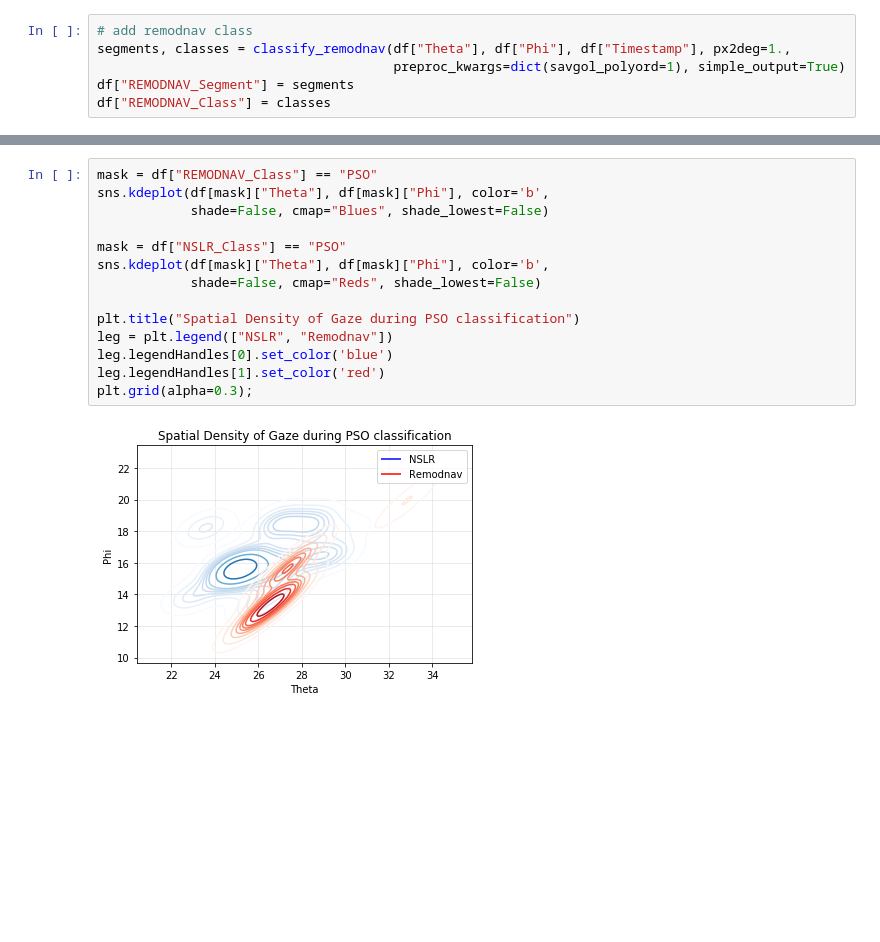
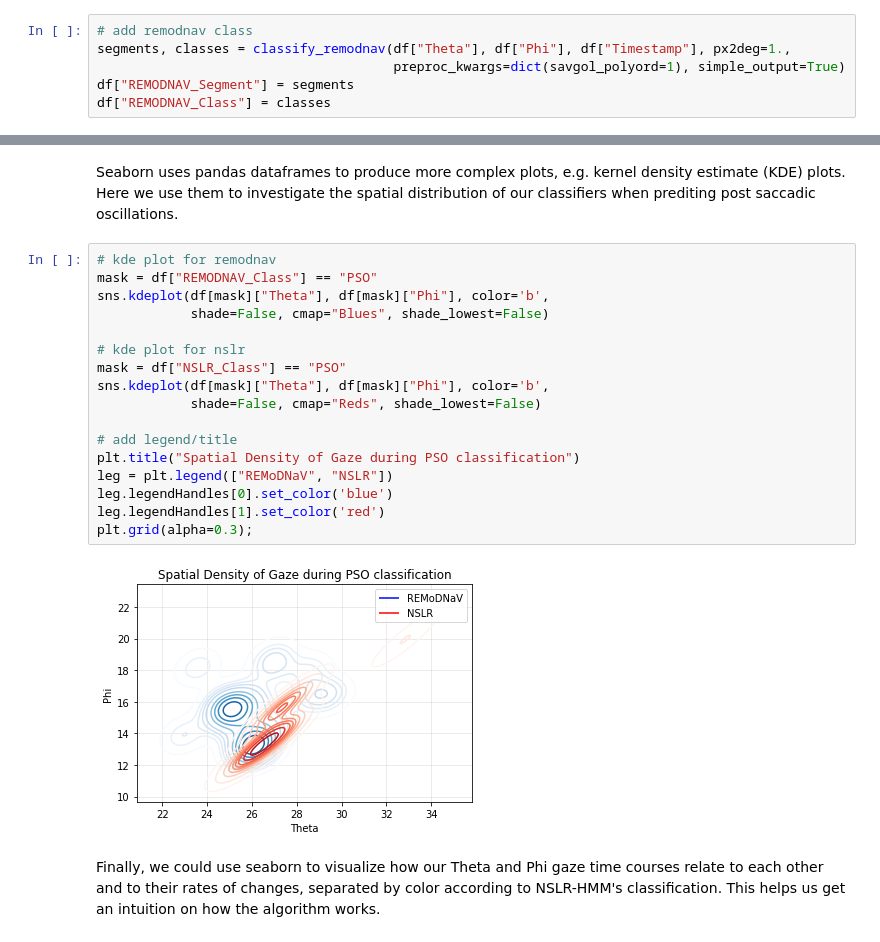
Before and after one commit to DiGyt/cateyes, a Jupyter notebook: example_pandas_workflow.ipynb, the cells around one changed output, grey strips where cells are left out. Saved outputs shown, nothing was run; the diff lists cells and outputs as text; blank space fills up the shorter version.

```diff
--- a/example_pandas_workflow.ipynb
+++ b/example_pandas_workflow.ipynb
@@ -160,17 +257,24 @@ sns.countplot(x="Prediction", hue="Classifier", data=df_melt);
+# %% [markdown]
+Seaborn uses pandas dataframes to produce more complex plots, e.g. kernel density estimate (KDE) plots. Here we use them to investigate the spatial distribution of our classifiers when prediting post saccadic oscillations.
 # %%
+# kde plot for remodnav
 mask = df["REMODNAV_Class"] == "PSO"
 sns.kdeplot(df[mask]["Theta"], df[mask]["Phi"], color='b',
             shade=False, cmap="Blues", shade_lowest=False)
 
+# kde plot for nslr
 mask = df["NSLR_Class"] == "PSO"
 sns.kdeplot(df[mask]["Theta"], df[mask]["Phi"], color='b',
             shade=False, cmap="Reds", shade_lowest=False)
 
+# add legend/title
 plt.title("Spatial Density of Gaze during PSO classification")
-leg = plt.legend(["NSLR", "Remodnav"])
+leg = plt.legend(["REMoDNaV", "NSLR"])
 leg.legendHandles[0].set_color('blue')
 leg.legendHandles[1].set_color('red')
 plt.grid(alpha=0.3);
 # %% [output]
-[figure, old version]
+[figure, new version]
+# %% [markdown]
+Finally, we could use seaborn to visualize how our Theta and Phi gaze time courses relate to each other and to their rates of changes, separated by color according to NSLR-HMM's classification. This helps us get an intuition on how the algorithm works.
 # %%
```
Also changed, not shown: parts of 34 cells of this notebook.
